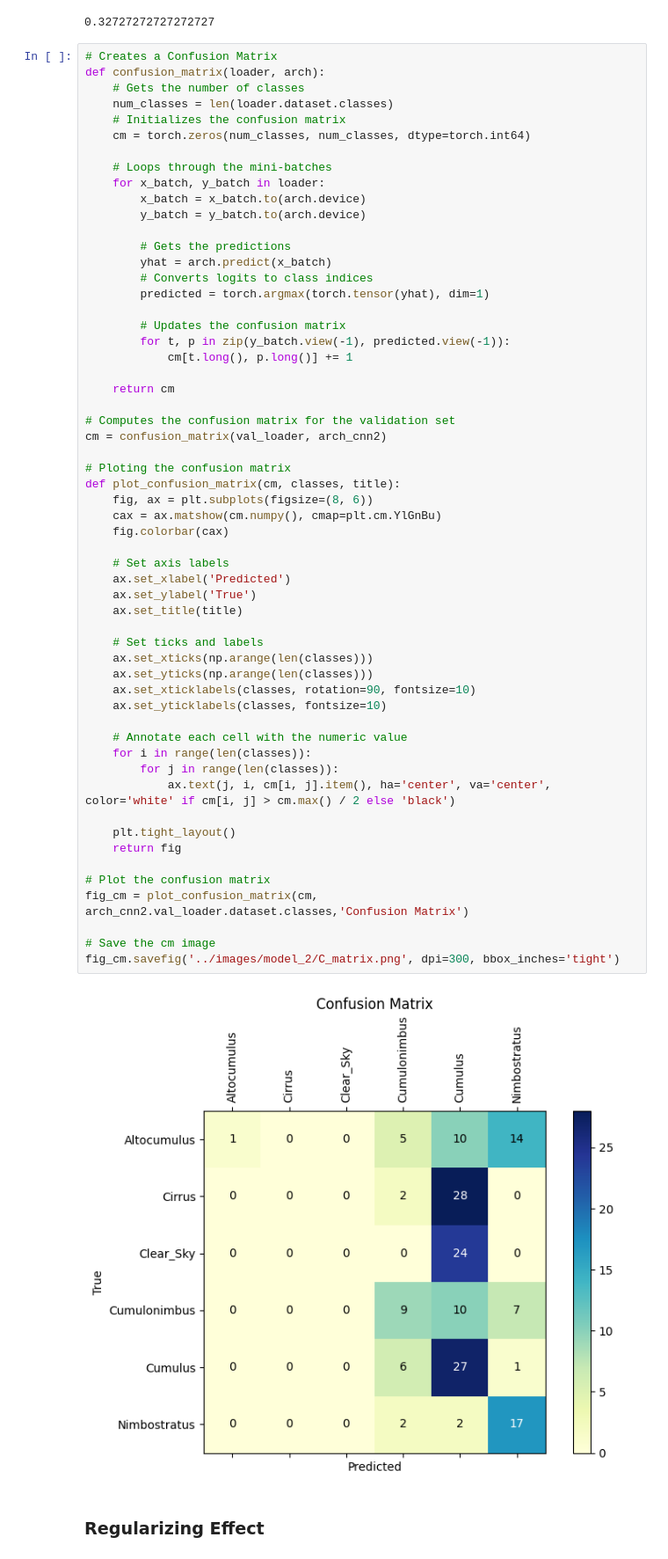
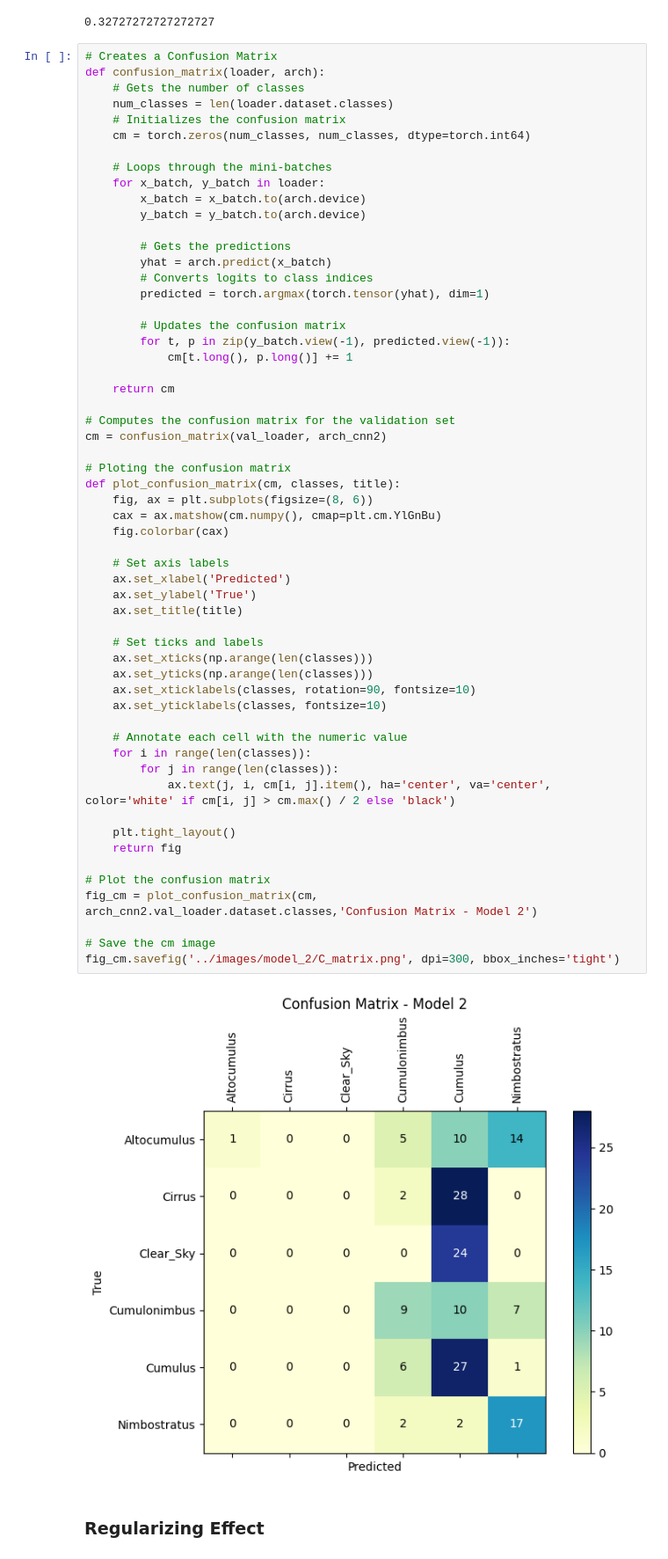
Before and after one commit to eduardocholuck/cloud_types_classification, a Jupyter notebook: notebooks/model_2.ipynb, the cells around one changed output. Shown at 88% size. Drawn from its saved outputs; the diff is of its cells as text.

```diff
--- a/notebooks/model_2.ipynb
+++ b/notebooks/model_2.ipynb
@@ -887,35 +886,35 @@ cm = confusion_matrix(val_loader, arch_cnn2)
 # Ploting the confusion matrix
 def plot_confusion_matrix(cm, classes, title):
     fig, ax = plt.subplots(figsize=(8, 6))
     cax = ax.matshow(cm.numpy(), cmap=plt.cm.YlGnBu)
     fig.colorbar(cax)
 
     # Set axis labels
     ax.set_xlabel('Predicted')
     ax.set_ylabel('True')
     ax.set_title(title)
 
     # Set ticks and labels
     ax.set_xticks(np.arange(len(classes)))
     ax.set_yticks(np.arange(len(classes)))
     ax.set_xticklabels(classes, rotation=90, fontsize=10)
     ax.set_yticklabels(classes, fontsize=10)
 
     # Annotate each cell with the numeric value
     for i in range(len(classes)):
         for j in range(len(classes)):
             ax.text(j, i, cm[i, j].item(), ha='center', va='center', color='white' if cm[i, j] > cm.max() / 2 else 'black')
 
     plt.tight_layout()
     return fig
 
 # Plot the confusion matrix
-fig_cm = plot_confusion_matrix(cm, arch_cnn2.val_loader.dataset.classes,'Confusion Matrix')
+fig_cm = plot_confusion_matrix(cm, arch_cnn2.val_loader.dataset.classes,'Confusion Matrix - Model 2')
 
 # Save the cm image
 fig_cm.savefig('../images/model_2/C_matrix.png', dpi=300, bbox_inches='tight')
 # %% [output]
-[figure, old version]
+[figure, new version]
 # %% [markdown]
 ### Regularizing Effect
 # %%
```
Also changed, not shown: parts of 7 cells of this notebook, 20 other files.
